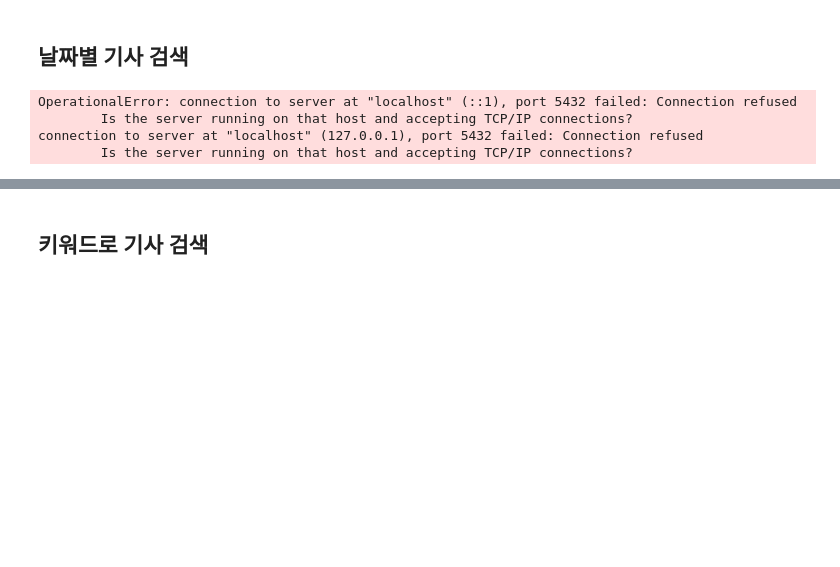
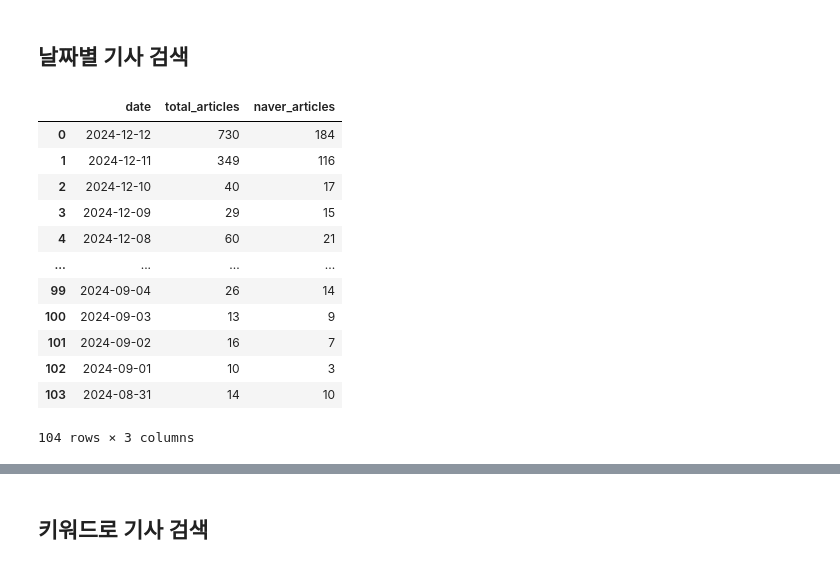
Before and after one commit to adalgu/RiskWatch, a Jupyter notebook: scripts/notebook/db_query.ipynb, the cells around one changed output, grey strips where cells are left out. Saved outputs shown, nothing was run; the diff lists cells and outputs as text; code cells hidden in the pictures; blank space fills up the shorter version.

```diff
--- a/scripts/notebook/db_query.ipynb
+++ b/scripts/notebook/db_query.ipynb
@@ -57,30 +43,38 @@ conn.close()
 # %%
 def count_by_date():
     """
     특정 날짜의 기사를 검색합니다.
     :param date_str: 'YYYY-MM-DD' 형식의 날짜 문자열
     """
-    conn = get_db_connection()
+    engine = get_db_connection()
 
     query = """
     SELECT
     DATE(published_at) AS date,
     COUNT(*) AS total_articles,
     SUM(CASE WHEN is_naver_news IS True THEN 1 ELSE 0 END) AS naver_articles
     FROM articles
     GROUP BY DATE(published_at)
     ORDER BY date DESC;
     """
 
-    df = pd.read_sql_query(query, conn)
-    conn.close()
+    df = pd.read_sql_query(query, engine)
     return df
 
 # 사용 예시:
 df = count_by_date()
 display(df)
 # %% [output]
+|  | date | total_articles | naver_articles |
+| 0 | 2024-12-12 | 730 | 184 |
+| 1 | 2024-12-11 | 349 | 116 |
+| 2 | 2024-12-10 | 40 | 17 |
+| 3 | 2024-12-09 | 29 | 15 |
+| 4 | 2024-12-08 | 60 | 21 |
+| ... | ... | ... | ... |
+| 99 | 2024-09-04 | 26 | 14 |
+| 100 | 2024-09-03 | 13 | 9 |
+| 101 | 2024-09-02 | 16 | 7 |
+| 102 | 2024-09-01 | 10 | 3 |
+| 103 | 2024-08-31 | 14 | 10 |
-OperationalError: connection to server at "localhost" (::1), port 5432 failed: Connection refused
-        Is the server running on that host and accepting TCP/IP connections?
-connection to server at "localhost" (127.0.0.1), port 5432 failed: Connection refused
-        Is the server running on that host and accepting TCP/IP connections?
+104 rows × 3 columns
```
Also changed, not shown: parts of 15 cells of this notebook, 50 other files.
